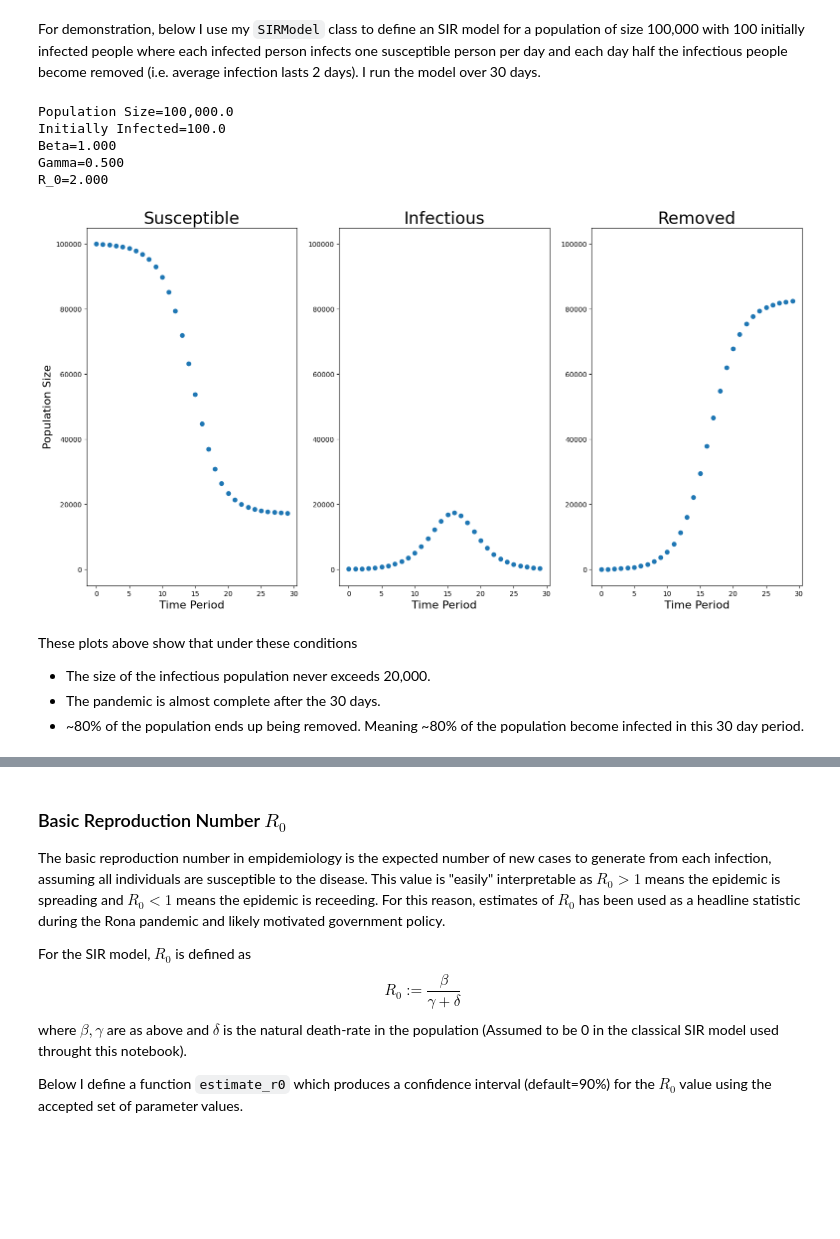
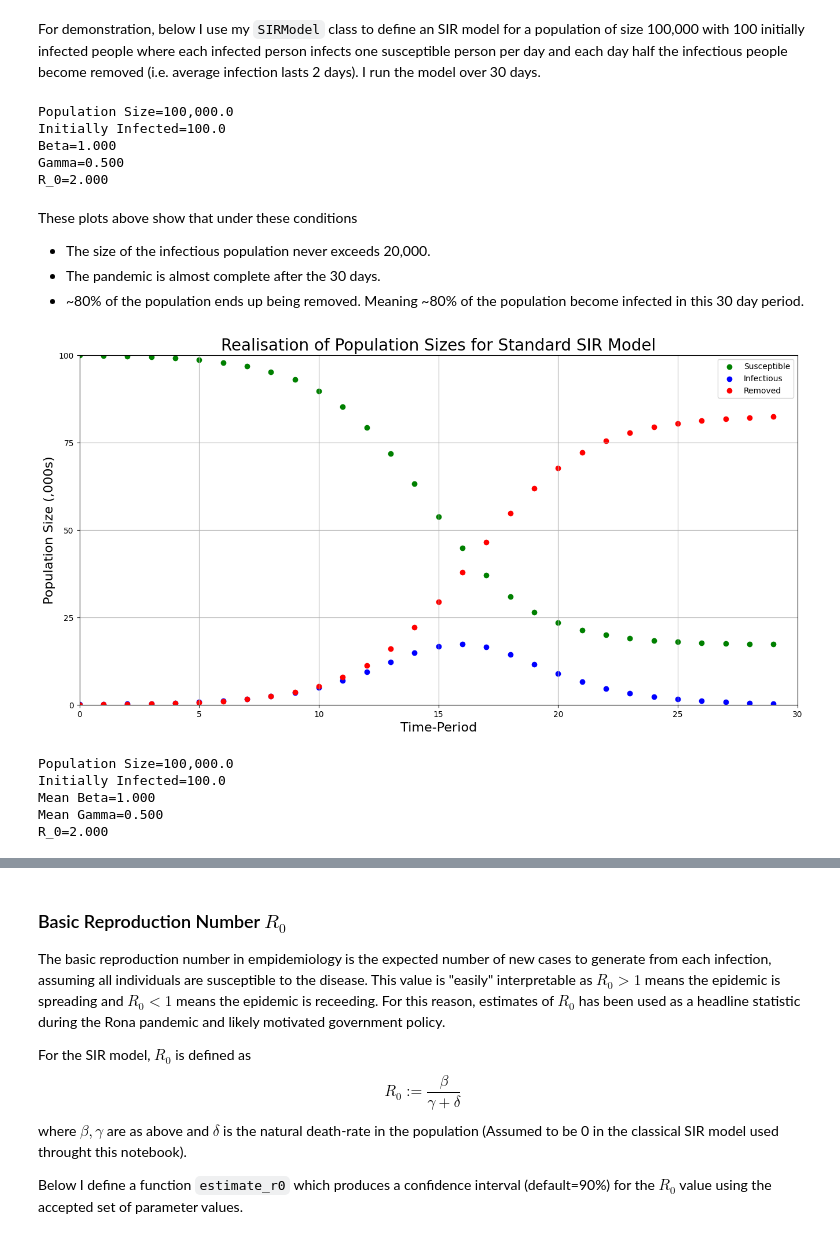
Before and after one commit to dajhutchinson/bayesian-modelling-of-epidemic-events, a Jupyter notebook: Code/SIR_Notebook.ipynb, the cells around one changed output, grey strips where cells are left out. Saved outputs shown, nothing was run; the diff lists cells and outputs as text; code cells hidden in the pictures; blank space fills up the shorter version.

```diff
--- a/Code/SIR_Notebook.ipynb
+++ b/Code/SIR_Notebook.ipynb
@@ -107,14 +107,13 @@ For demonstration, below I use my `SIRModel` class to define an SIR model for a
 # %%
 sir_model=SIRModel(params=[100000,100,1,.5],n_obs=30,x_obs=[[i] for i in range(0,30)])
 print(sir_model)
-sir_model.plot_obs(constant_scale=True)
+# sir_model.plot_obs(constant_scale=True)
 # %% [output]
 Population Size=100,000.0
 Initially Infected=100.0
 Beta=1.000
 Gamma=0.500
 R_0=2.000
-[figure, removed]
 # %% [markdown]
 These plots above show that under these conditions
  * The size of the infectious population never exceeds 20,000.
@@ -122,0 +124,43 @@ These plots above show that under these conditions
+# %%
+def single_sir_plot(model):
+    fig=plt.figure()
+    ax=fig.add_subplot(1,1,1)
+
+    ax.margins(0)
+
+    xs=model.x_obs
+    ys=model.observe()
+
+    y_min=0,
+    y_max=100000
+
+    # S
+    i=0
+    y_obs=[y[i] for y in ys]
+    ax.scatter(xs,y_obs,c="green",label="Susceptible")
+
+    # I
+    i=1
+    y_obs=[y[i] for y in ys]
+    ax.scatter(xs,y_obs,c="blue",label="Infectious")
+
+    # R
+    i=2
+    y_obs=[y[i] for y in ys]
+    ax.scatter(xs,y_obs,c="red",label="Removed")
+
+    ax.set_title("Realisation of Population Sizes for Standard SIR Model",fontsize=20)
+
+    ax.set_xlabel("Time-Period",fontsize=16)
+    ax.set_ylabel("Population Size (,000s)",fontsize=16)
+
+    ax.set_xticks(np.linspace(0, 30, 7))
+    ax.set_yticks(np.linspace(0, 100000, 5))
+    ax.set_yticklabels(["{:,.0f}".format(x//1000) for x in np.linspace(0, 100000, 5)])
+
+    plt.legend()
+    plt.grid()
+    plt.show()
+single_sir_plot(sir_model)
+# %% [output]
+[figure, added]
@@ -122,0 +169,10 @@ These plots above show that under these conditions
+# %%
+sir_model=SIRModelWithDistributions(params=[100000,100,stats.gamma(a=4,scale=.25),stats.beta(10,10)],n_obs=30,x_obs=[[i] for i in range(0,30)])
+print(sir_model)
+# sir_model.plot_obs(constant_scale=True)
+# %% [output]
+Population Size=100,000.0
+Initially Infected=100.0
+Mean Beta=1.000
+Mean Gamma=0.500
+R_0=2.000
```
Also changed, not shown: parts of 3 cells of this notebook, 5 other files.
